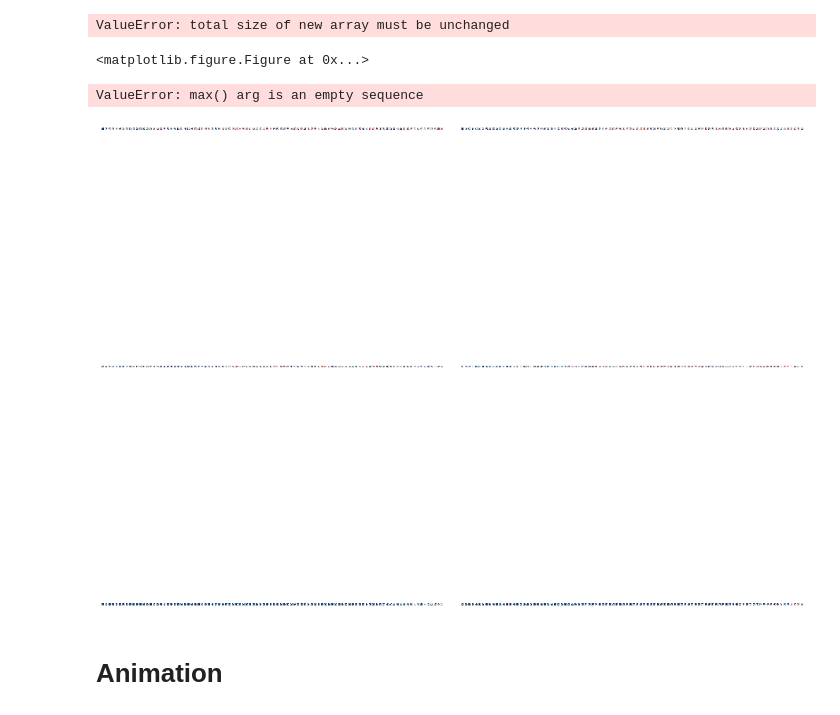
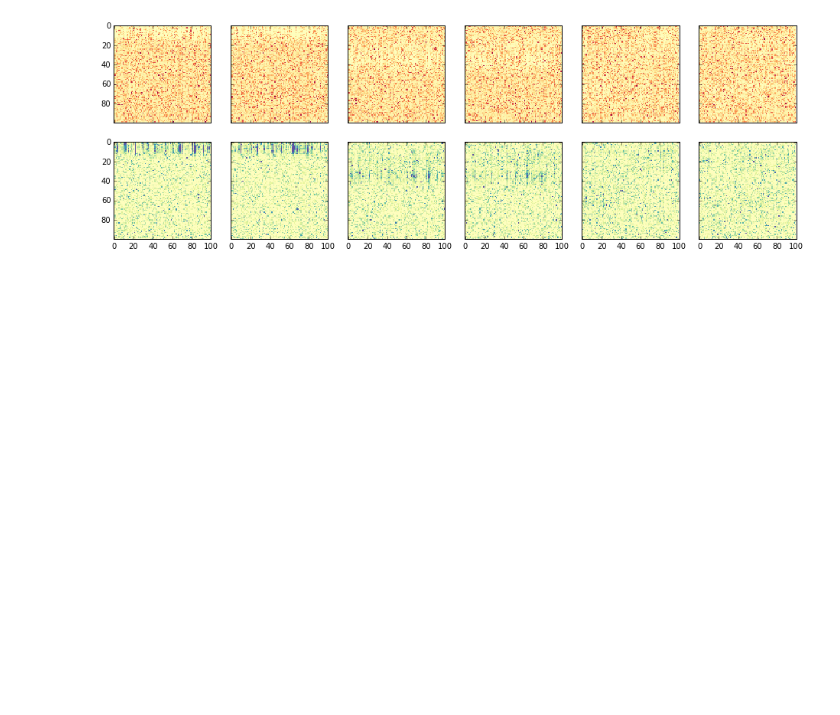
Before and after one commit to BarkingMouseStudio/unity-experiments, a Jupyter notebook: Robot Arm.ipynb, the cells around one changed output. Saved outputs shown, nothing was run; the diff lists cells and outputs as text; code cells hidden in the pictures; blank space fills up the shorter version.

```diff
--- a/Robot Arm.ipynb
+++ b/Robot Arm.ipynb
@@ -16 +22,4 @@ log_path = "logs_635768773586048450"
+# %%
+df = pd.read_csv("%s/input.csv" % log_path, header=None)
+dfs = df.gt(0).applymap(lambda x: 1.0 if x else None)
 # %%
@@ -29,0 +39,7 @@ for i in dfs.columns:
+# %%
+plt.figure(figsize=(16, 4))
+for i in dfs.columns[start:end]:
+    x = dfs.index[-duration:]
+    y = (dfs[i] * i)[-duration:]
+    s = dfs[i][:duration].sum()
+    plt.plot(x, y, "|")
@@ -30,3 +50,2 @@ for i in dfs.columns:
 # %%
-df = pd.read_csv("%s/rate.csv" % log_path, header=None)
-df.T[1:].T.plot(style="-", legend=False, figsize=(16, 2))
+df = pd.read_csv("%s/weights.csv" % log_path, header=None)
@@ -36,2 +52,2 @@ df.T[1:].T.plot(style="-", legend=False, figsize=(16, 2))
 # %%
-w = df.values[0]
+w = df.values[-1]
@@ -43,51 +54,27 @@ _ = plt.hist(w, 250, lw=0)
-# %%
-plt.figure(figsize=(16, 16))
-plt.imshow(np.reshape(w, (300, 200)), interpolation='none', cmap='RdBu', aspect=1, norm=colors.Normalize())
-plt.grid(False)
-plt.colorbar()
-# %% [output]
-ValueError: total size of new array must be unchanged
-<matplotlib.figure.Figure at 0x...>
 # %%
-# there are 60,000 synapses
+# there are 60,000 synapses total
 # 10,000 for each input layer, going to each output layer (x2)
 # of those 10,000 are 100 outgoing from each input neuron
 
-layer_count = 6
-layer_size = 10000
-input_layer_count = 100
-output_layer_count = 100
+layer_count = 12
+input_layer_size = 100
+output_layer_size = 100
+layer_size = input_layer_size * output_layer_size
+input_layer_count = 6
+output_layer_count = 2
 
-fig = plt.figure(figsize=(16, 16))
+fig, axs = plt.subplots(output_layer_count, input_layer_count, sharex=True, sharey=True, figsize=(16, 5))
+norm = colors.Normalize(vmin=-15, vmax=15)
 
-outer_gs = gridspec.GridSpec(3, 2, wspace=0.0, hspace=0.0)
+for i in xrange(input_layer_count): # iterate input layers
+    for j in xrange(output_layer_count):
+        layer_start = (i * output_layer_count + j) * layer_size
+        layer_end = layer_start + layer_size
+        layer_w = np.reshape(w[layer_start:layer_end], (100, 100))
 
-for i in xrange(layer_count): # iterate input layers
-    inner_gs = gridspec.GridSpecFromSubplotSpec(100, 100,
-        subplot_spec=outer_gs[i], wspace=0.0, hspace=0.0)
+        ax = axs[j, i]
 
-    layer_start = i * layer_size
-    layer_end = layer_start + layer_size
-    layer_w = w[layer_start:layer_end]
-
-    for j in range(0, input_layer_count):
-        neuron_start = j * output_layer_count
-        neuron_end = neuron_start + output_layer_count
-        neuron_w = np.reshape(layer_w[neuron_start:neuron_end], (10, 10))
-
-        ax = plt.Subplot(fig, inner_gs[j])
-        ax.imshow(neuron_w, interpolation='none', cmap='RdBu', aspect='equal', norm=colors.Normalize(vmin=-15.0, vmax=15.0))
-        ax.set_xticks([])
-        ax.set_yticks([])
-        ax.set_xticklabels([])
-        ax.set_yticklabels([])
+        ax.imshow(layer_w, interpolation='none', cmap='Spectral', aspect='equal', norm=norm)
         ax.grid(False)
-        fig.add_subplot(ax)
-
-plt.tight_layout()
-plt.show()
 # %% [output]
-ValueError: max() arg is an empty sequence
-[figure, old version]
+[figure, new version]
-# %% [markdown]
-# Animation
```
Also changed, not shown: parts of 14 cells of this notebook, 5 other files.
